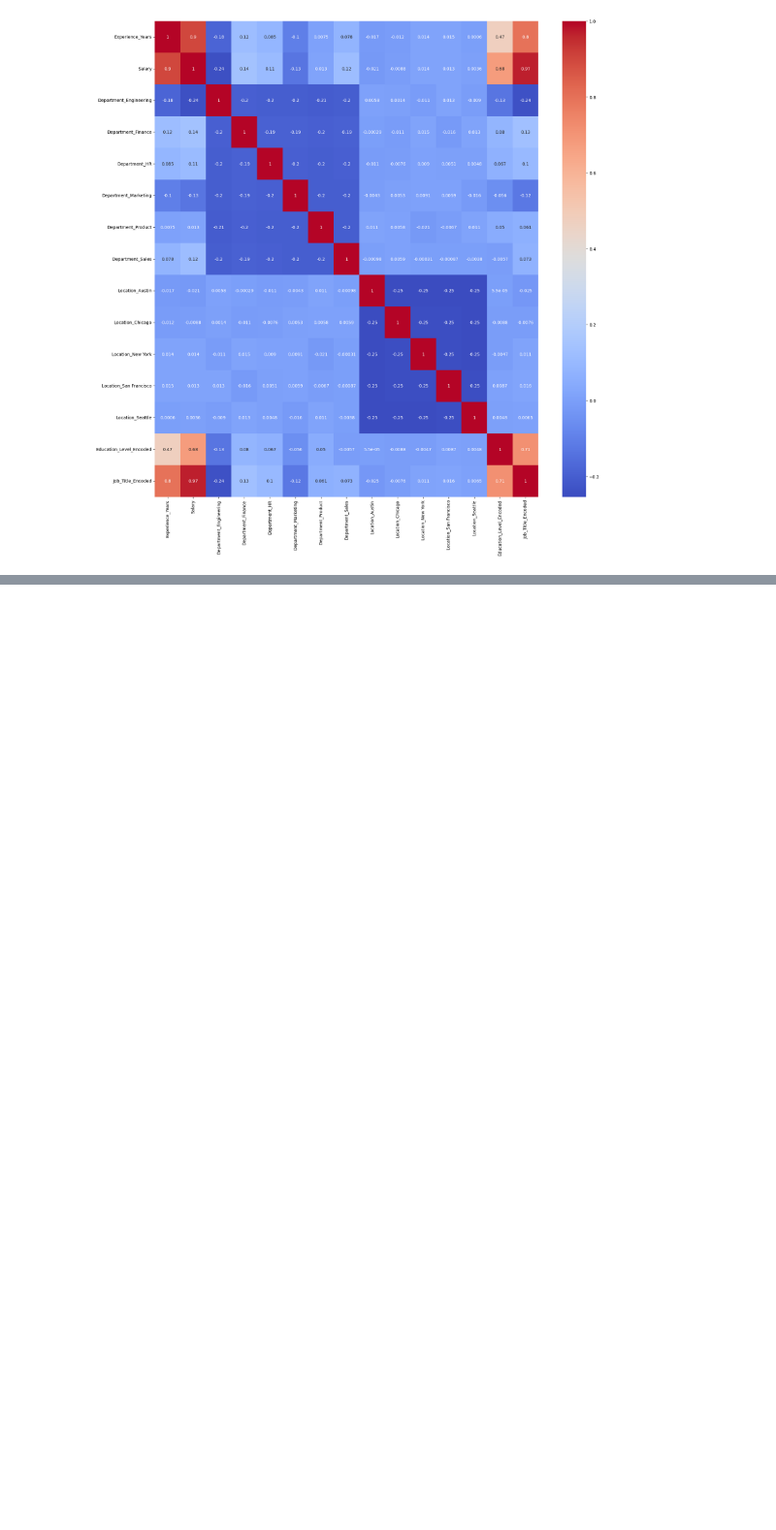
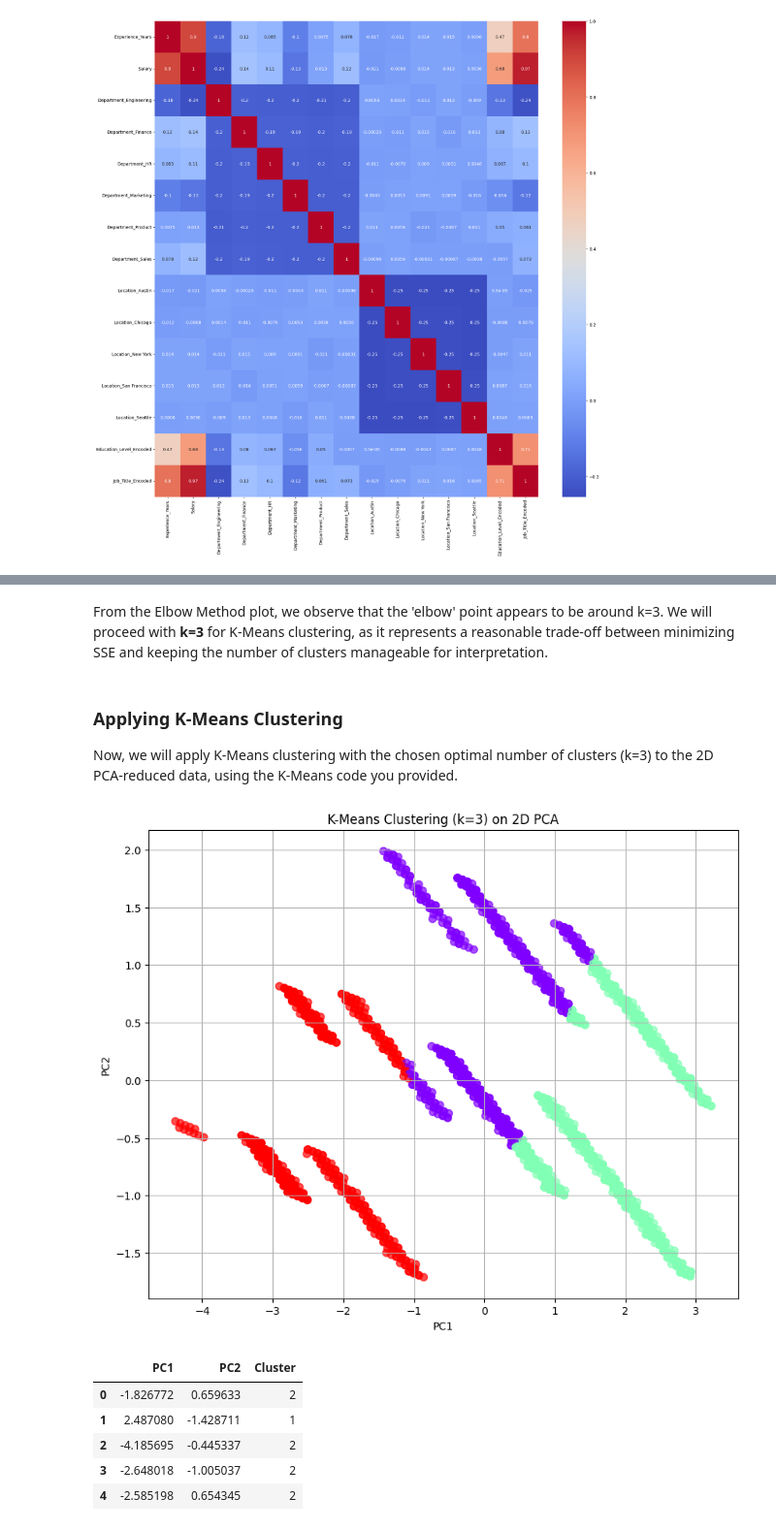
Before and after one commit to AnnabelleMcSharry/AI-ML-Car-Data, a Jupyter notebook: Task_2.ipynb, the cells around one changed output, grey strips where cells are left out. Shown at 97% size. Drawn from its saved outputs; the diff is of its cells as text; code cells hidden in the pictures; blank space fills up the shorter version.

```diff
--- a/Task_2.ipynb
+++ b/Task_2.ipynb
@@ -377,0 +495,37 @@ max        1.968532e+00             1.417402e+00       1.229942e+00
+# %% [markdown]
+From the Elbow Method plot, we observe that the 'elbow' point appears to be around k=3. We will proceed with **k=3** for K-Means clustering, as it represents a reasonable trade-off between minimizing SSE and keeping the number of clusters manageable for interpretation.
+# %% [markdown]
+### Applying K-Means Clustering
+
+Now, we will apply K-Means clustering with the chosen optimal number of clusters (k=3) to the 2D PCA-reduced data, using the K-Means code you provided.
+# %%
+optimal_k = 3 # Based on the Elbow Method plot and user's request
+
+kmeans = KMeans(n_clusters=optimal_k, init='k-means++', random_state=42, n_init=10)
+
+# Fit K-Means to the PCA-reduced data and get cluster labels
+cluster_labels = kmeans.fit_predict(Employees_pca_2d_no_dept_df)
+
+# Add the cluster labels to our PCA DataFrame
+Employees_pca_2d_no_dept_df['Cluster'] = cluster_labels
+
+# Plot the clusters as requested by the user
+plt.figure(figsize=(10, 8))
+plt.scatter(Employees_pca_2d_no_dept_df['PC1'], Employees_pca_2d_no_dept_df['PC2'],
+            c=Employees_pca_2d_no_dept_df['Cluster'], cmap='rainbow', s=50, alpha=0.7)
+plt.xlabel('PC1')
+plt.ylabel('PC2')
+plt.title(f'K-Means Clustering (k={optimal_k}) on 2D PCA')
+plt.grid(True)
+plt.show()
+
+# Display the first few rows with cluster labels
+display(Employees_pca_2d_no_dept_df.head())
+# %% [output]
+[figure, added]
+|  | PC1 | PC2 | Cluster |
+| 0 | -1.826772 | 0.659633 | 2 |
+| 1 | 2.487080 | -1.428711 | 1 |
+| 2 | -4.185695 | -0.445337 | 2 |
+| 3 | -2.648018 | -1.005037 | 2 |
+| 4 | -2.585198 | 0.654345 | 2 |
```
Also changed, not shown: parts of 14 cells of this notebook.
